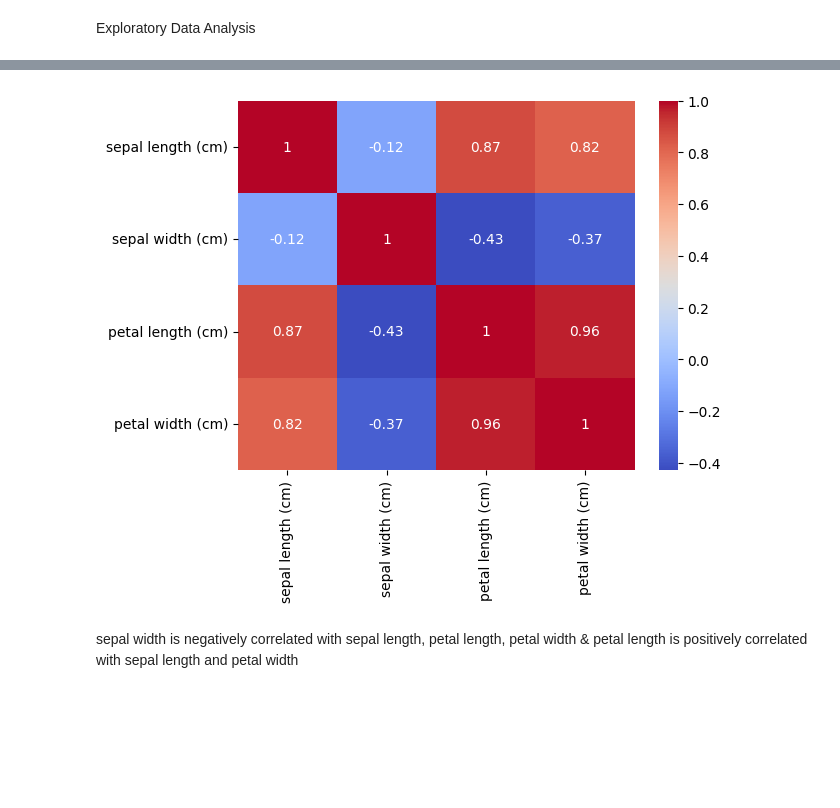
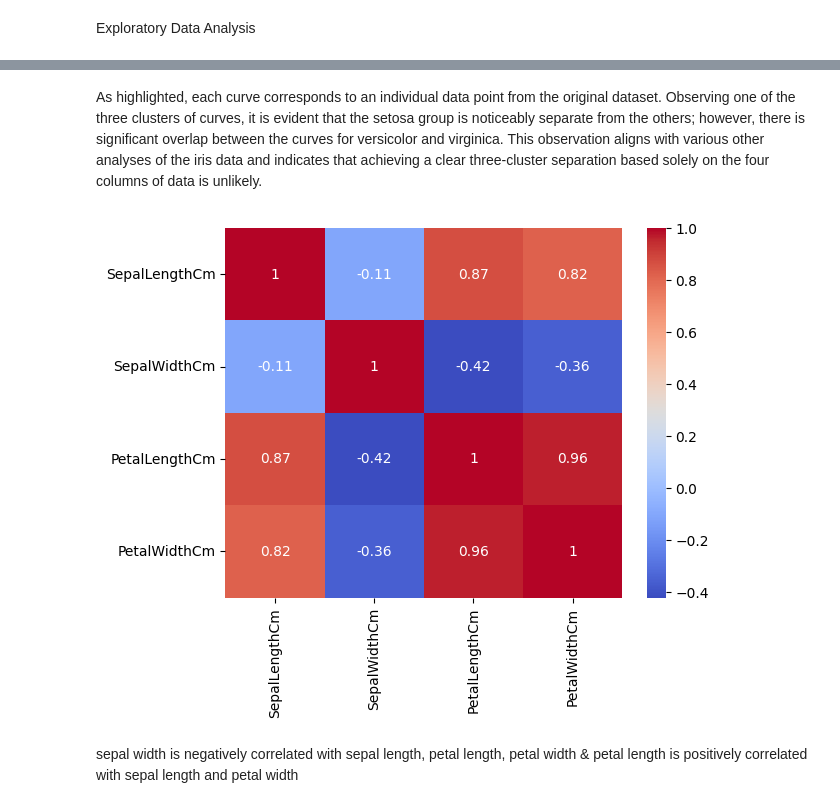
Before and after one commit to swetadiyu/unsupervisedlearning, a Jupyter notebook: unsupervisedlearning.ipynb, the cells around one changed output, grey strips where cells are left out. Cells and saved outputs as stored; diff of their text form; code cells hidden in the pictures; blank space fills up the shorter version.

```diff
--- a/unsupervisedlearning.ipynb
+++ b/unsupervisedlearning.ipynb
@@ -6,6 +19,6 @@ from sklearn import datasets
 # %%
 # Load the iris dataset
-iris = datasets.load_iris()
-data = pd.DataFrame(iris.data, columns = iris.feature_names)
+data=pd.read_csv('iris.csv')
+
 data.head() # See the first 5 rows
 # %% [output]
@@ -50,2 +73,4 @@ data.shape
+# %%
+data.drop(['Id'],axis=1, inplace=True)
 # %% [markdown]
 Exploratory Data Analysis
@@ -57,9 +93,12 @@ plt.show()
+# %% [markdown]
+As highlighted, each curve corresponds to an individual data point from the original dataset. Observing one of the three clusters of curves, it is evident that the setosa group is noticeably separate from the others; however, there is significant overlap between the curves for versicolor and virginica. This observation aligns with various other analyses of the iris data and indicates that achieving a clear three-cluster separation based solely on the four columns of data is unlikely.
 # %%
-correlation_matrix = data.corr()
+feature=data[['SepalLengthCm','SepalWidthCm','PetalLengthCm','PetalWidthCm']]
+correlation_matrix = feature.corr()
 sns.heatmap(correlation_matrix, annot=True, cmap="coolwarm")
 plt.show()
 # %% [output]
-[figure, old version]
+[figure, new version]
 # %% [markdown]
 sepal width is negatively correlated with sepal length, petal length, petal width &
 petal length is positively correlated with sepal length and petal width
```
Also changed, not shown: parts of 17 cells of this notebook.
